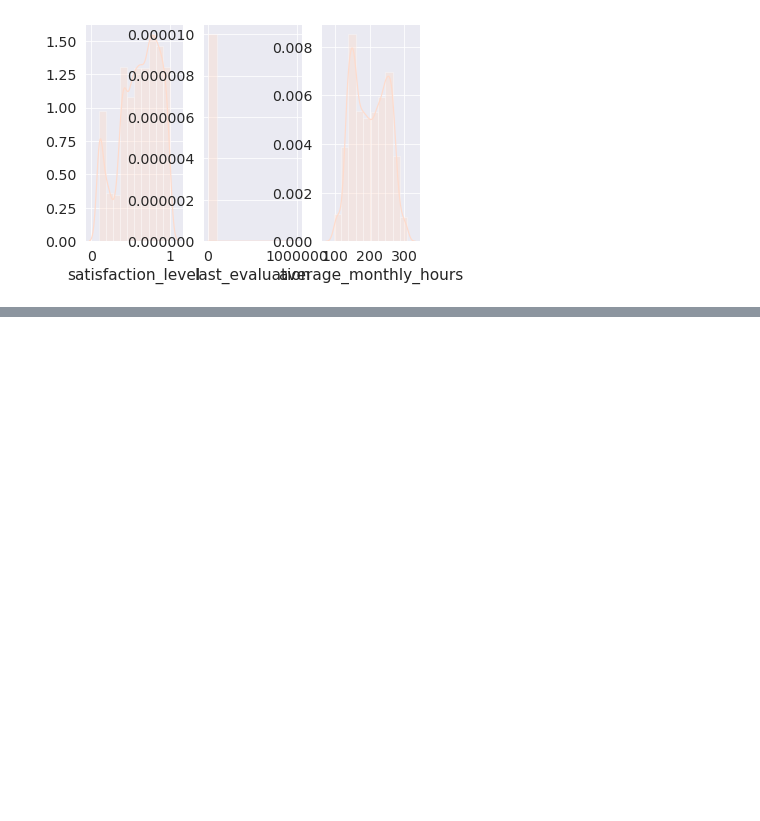
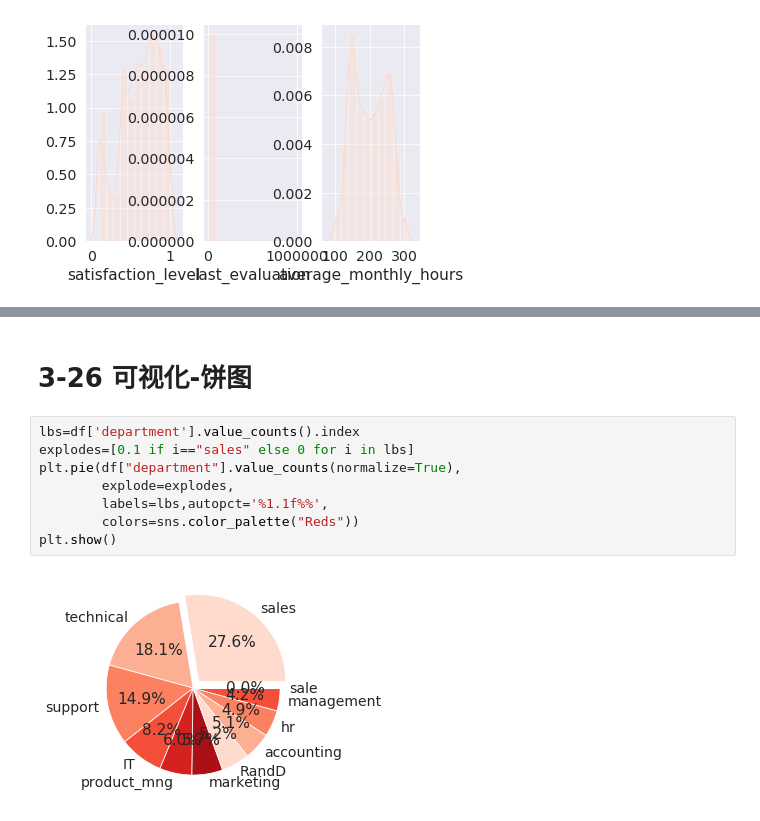
Before and after one commit to usstroot/notebook, a Jupyter notebook: Python3数据分析与挖掘建模实战/第3章 可视化.ipynb, the cells around one changed output, grey strips where cells are left out. Saved outputs shown, nothing was run; the diff lists cells and outputs as text; blank space fills up the shorter version.

```diff
--- a/Python3数据分析与挖掘建模实战/第3章 可视化.ipynb
+++ b/Python3数据分析与挖掘建模实战/第3章 可视化.ipynb
@@ -45,0 +67,12 @@ plt.show()
+# %% [markdown]
+# 3-26 可视化-饼图
+# %%
+lbs=df['department'].value_counts().index
+explodes=[0.1 if i=="sales" else 0 for i in lbs]
+plt.pie(df["department"].value_counts(normalize=True),
+        explode=explodes,
+        labels=lbs,autopct='%1.1f%%',
+        colors=sns.color_palette("Reds"))
+plt.show()
+# %% [output]
+[figure, added]
```
Also changed, not shown: parts of 7 cells of this notebook, 1 other file.
